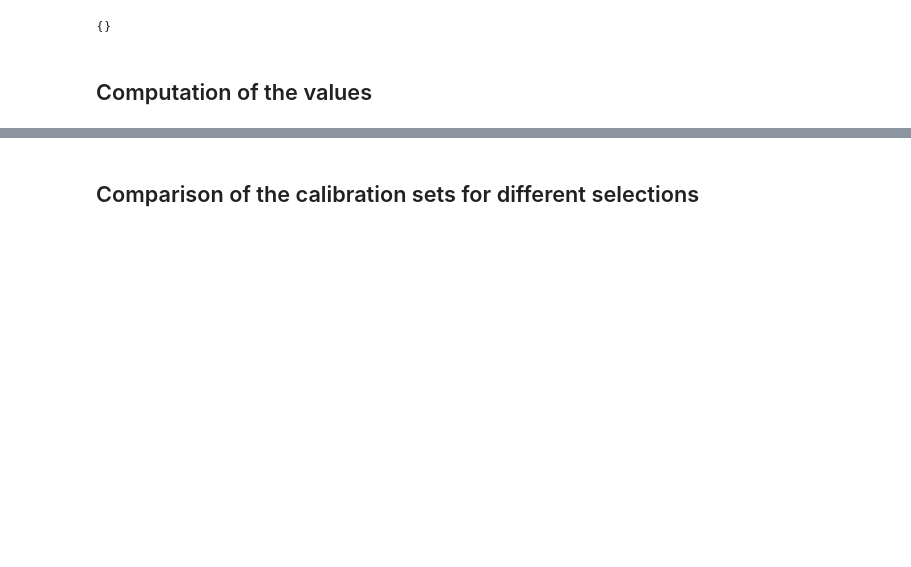
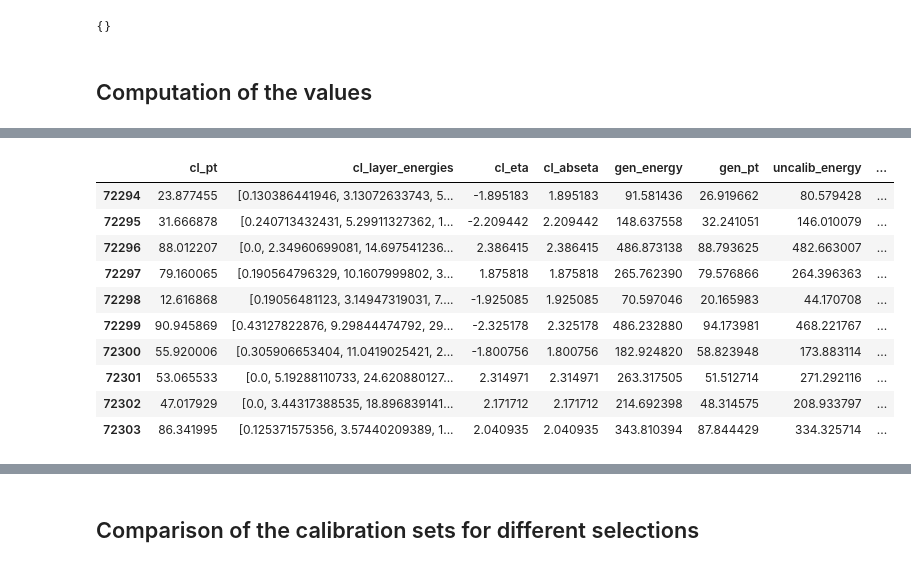
Before and after one commit to cerminar/ntuple-analysis, a Jupyter notebook: notebooks/compute-layer-calibrations.ipynb, the cells around one changed output, grey strips where cells are left out. Cells and saved outputs as stored; diff of their text form; code cells hidden in the pictures; blank space fills up the shorter version.

```diff
--- a/notebooks/compute-layer-calibrations.ipynb
+++ b/notebooks/compute-layer-calibrations.ipynb
@@ -527,0 +910,37 @@ Warning in <TROOT::Append>: Replacing existing TH1: HMvDRcylind2p5Calib_all_GENE
+# %%
+# apply eta dependent corrections
+eta_calib_eta = 'GENEtaBCD'
+eta_calib_sample = 'ele-V9'
+eta_calib_pu = 'PU200'
+
+for smp in samples_ele_V9:
+    print ""
+    print '------ SAMPLE: {}, PU: {}'.format(smp.type, smp.label)
+    calib_table = calib_table_by_sample[smp.type]
+    for tp in tps:
+        for gen_sel in ['GENEtaBC', 'GENEtaD', 'GENEtaBCD']:
+            for tp_sel in ['Em']:
+                print 'TP: {} sel: {}, gen_sel: {}'.format(tp, tp_sel, gen_sel)
+
+                sel_df = tree_data[(tree_data.smp == smp.type) &
+                                   (tree_data.pu == smp.label) &
+                                   (tree_data.tp == tp) &
+                                   (tree_data.tp_sel == tp_sel) &
+                                   (tree_data.gen_sel == gen_sel)]
+
+                calib = eta_calib_df[(eta_calib_df.smp == eta_calib_sample) &
+                                 (eta_calib_df.pu == eta_calib_pu) &
+                                   (eta_calib_df.tp == tp) &
+                                   (eta_calib_df.tp_sel == tp_sel) &
+                                   (eta_calib_df.gen_sel == eta_calib_eta)]
+                calib_values = calib.eta_calib_0.values[0]
+                print calib_values
+                tree_data.loc[sel_df.index, 'eta_uncalib_energy_nl0'] = sel_df.uncalib_energy_nl0+calib_values[1]+sel_df.cl_abseta*calib_values[0]
+                calib_values = calib.eta_calib_1.values[0]
+                print calib_values
+                tree_data.loc[sel_df.index, 'eta_lcalib_energy'] = sel_df.lcalib_energy+calib_values[1]+sel_df.cl_abseta*calib_values[0]
+
+                # we set to 0 layer 0
+                # calib_values[0] = 0
+#                 print calib_values
+                # tree_data.loc[sel_df.index, 'eta_lcalib_energy'] = sel_df.cl_layer_energies.apply(lambda x: np.dot(x, calib_values))
@@ -527,0 +965,14 @@ Warning in <TROOT::Append>: Replacing existing TH1: HMvDRcylind2p5Calib_all_GENE
+# %%
+tree_data[tree_data.smp == 'ele-V9'].iloc[:10]
+# %% [output]
+|  | cl_pt | cl_layer_energies | cl_eta | cl_abseta | gen_energy | gen_pt | uncalib_energy | ... |
+| 72294 | 23.877455 | [0.130386441946, 3.13072633743, 5... | -1.895183 | 1.895183 | 91.581436 | 26.919662 | 80.579428 | ... |
+| 72295 | 31.666878 | [0.240713432431, 5.29911327362, 1... | -2.209442 | 2.209442 | 148.637558 | 32.241051 | 146.010079 | ... |
+| 72296 | 88.012207 | [0.0, 2.34960699081, 14.697541236... | 2.386415 | 2.386415 | 486.873138 | 88.793625 | 482.663007 | ... |
+| 72297 | 79.160065 | [0.190564796329, 10.1607999802, 3... | 1.875818 | 1.875818 | 265.762390 | 79.576866 | 264.396363 | ... |
+| 72298 | 12.616868 | [0.19056481123, 3.14947319031, 7.... | -1.925085 | 1.925085 | 70.597046 | 20.165983 | 44.170708 | ... |
+| 72299 | 90.945869 | [0.43127822876, 9.29844474792, 29... | -2.325178 | 2.325178 | 486.232880 | 94.173981 | 468.221767 | ... |
+| 72300 | 55.920006 | [0.305906653404, 11.0419025421, 2... | -1.800756 | 1.800756 | 182.924820 | 58.823948 | 173.883114 | ... |
+| 72301 | 53.065533 | [0.0, 5.19288110733, 24.620880127... | 2.314971 | 2.314971 | 263.317505 | 51.512714 | 271.292116 | ... |
+| 72302 | 47.017929 | [0.0, 3.44317388535, 18.896839141... | 2.171712 | 2.171712 | 214.692398 | 48.314575 | 208.933797 | ... |
+| 72303 | 86.341995 | [0.125371575356, 3.57440209389, 1... | 2.040935 | 2.040935 | 343.810394 | 87.844429 | 334.325714 | ... |
```
Also changed, not shown: parts of 85 cells of this notebook.
